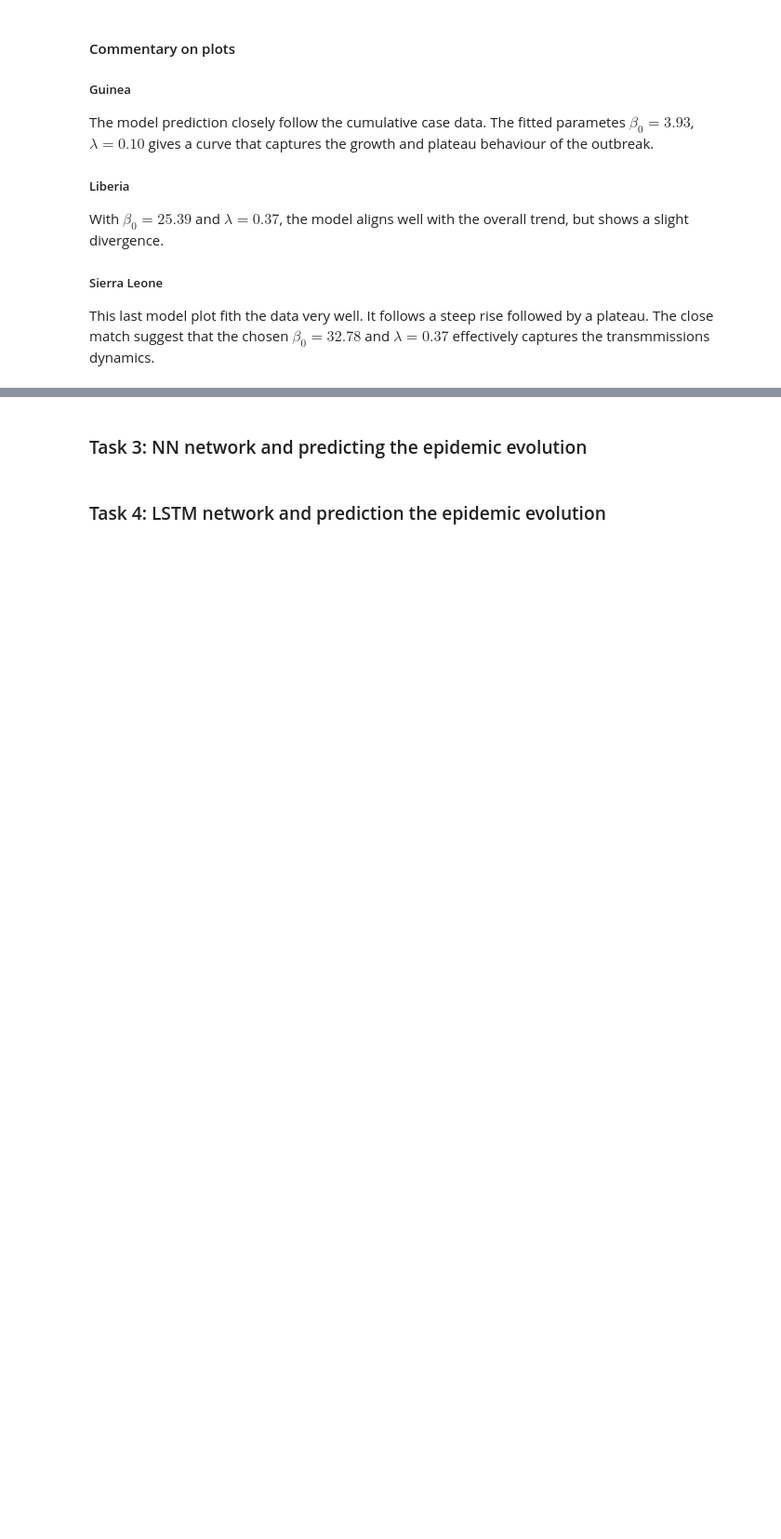
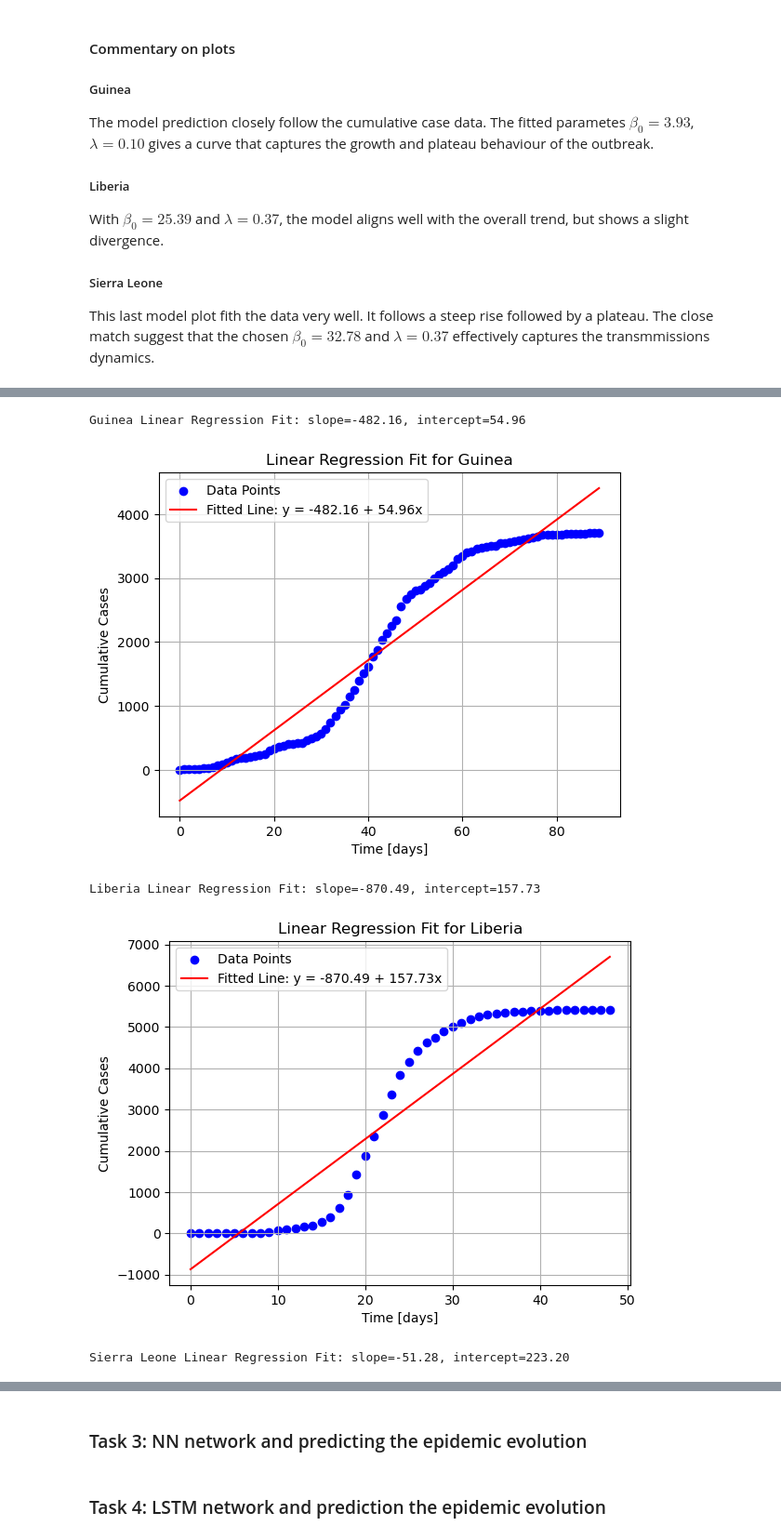
Before and after one commit to patrickteigen/Project-4---Milkyway, a Jupyter notebook: MOD300_Project4.ipynb, the cells around one changed output, grey strips where cells are left out. Shown at 93% size. Cells and saved outputs as stored; diff of their text form; code cells hidden in the pictures; blank space fills up the shorter version.

```diff
--- a/MOD300_Project4.ipynb
+++ b/MOD300_Project4.ipynb
@@ -322,0 +368,46 @@ To determine the best fit, we use the linear regression that relies on the **lea
+# %%
+# Guninea
+
+days, new_cases, cum_cases = loaded_data.get_data("Guinea")
+
+# Create linear regression model
+linReg_Guinea = LinearRegressionFit(days, cum_cases, country="Guinea")
+
+# Fit model
+a, b = linReg_Guinea.fit()
+print(f"Guinea Linear Regression Fit: slope={a:.2f}, intercept={b:.2f}")
+
+# Plot results
+linReg_Guinea.plot()
+
+# Liberia
+days, new_cases, cum_cases = loaded_data.get_data("Liberia")
+
+# Create linear regression model
+linReg_Liberia = LinearRegressionFit(days, cum_cases, country="Liberia")
+
+# Fit model
+a, b = linReg_Liberia.fit()
+print(f"Liberia Linear Regression Fit: slope={a:.2f}, intercept={b:.2f}")
+
+# Plot results
+linReg_Liberia.plot()
+
+# Sierra Leone
+days, new_cases, cum_cases = loaded_data.get_data("Sierra Leone")
+
+# Create linear regression model
+linReg_SierraLeone = LinearRegressionFit(days, cum_cases, country="Sierra Leone")
+
+# Fit model
+a, b = linReg_SierraLeone.fit()
+print(f"Sierra Leone Linear Regression Fit: slope={a:.2f}, intercept={b:.2f}")
+
+# Plot results
+linReg_SierraLeone.plot()
+# %% [output]
+Guinea Linear Regression Fit: slope=-482.16, intercept=54.96
+[figure, added]
+Liberia Linear Regression Fit: slope=-870.49, intercept=157.73
+[figure, added]
+Sierra Leone Linear Regression Fit: slope=-51.28, intercept=223.20
```
Also changed, not shown: parts of 10 cells of this notebook, 3 other files.
